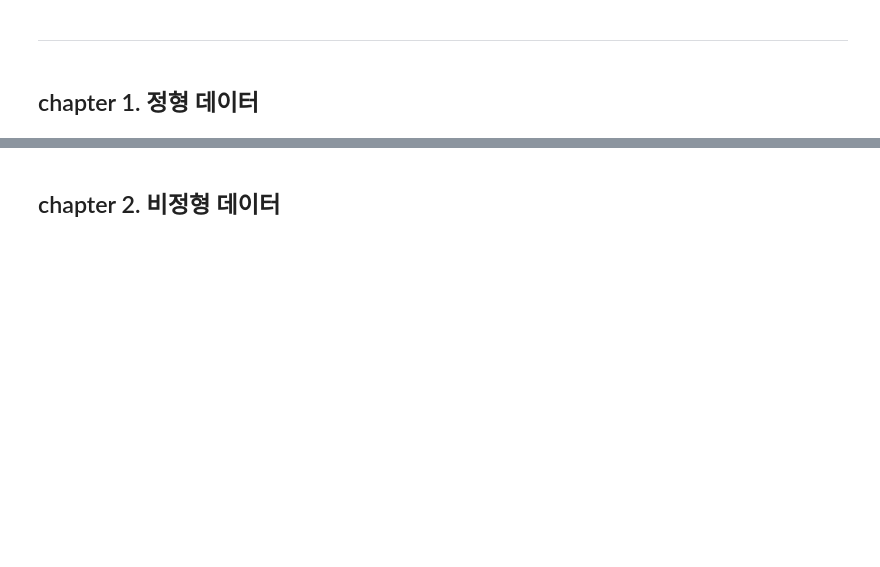
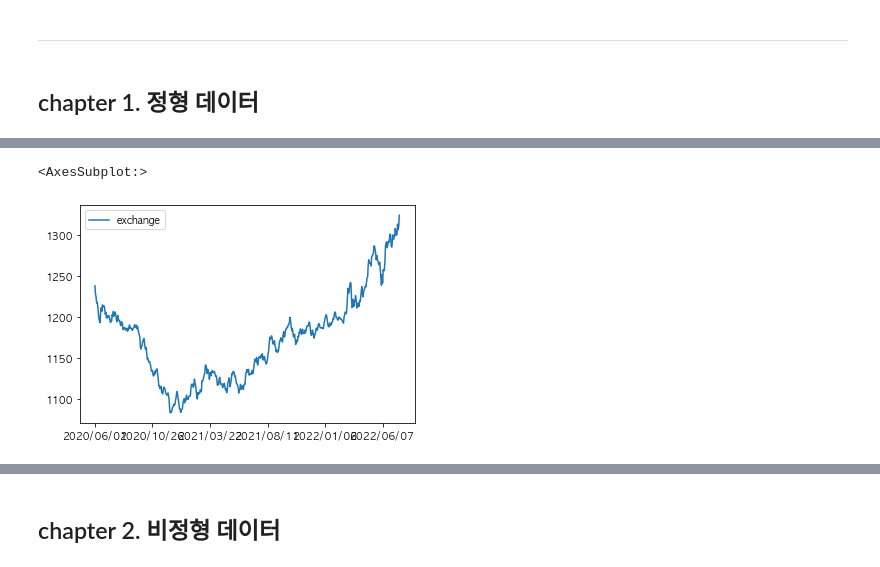
Before and after one commit to NewYorkKim/KRX_2022, a Jupyter notebook: master/제1회 KRX 금융 빅데이터 활용 아이디어 경진대회.ipynb, the cells around one changed output, grey strips where cells are left out. Drawn from its saved outputs; the diff is of its cells as text; code cells hidden in the pictures; blank space fills up the shorter version.

```diff
--- a/master/제1회 KRX 금융 빅데이터 활용 아이디어 경진대회.ipynb
+++ b/master/제1회 KRX 금융 빅데이터 활용 아이디어 경진대회.ipynb
@@ -39,0 +83,7 @@
+# %%
+df_ex = pd.read_csv('exchange.csv', thousands = ',').transpose().drop(labels = ['통계표', '계정항목', '단위', '변환']).astype(float)
+df_ex = df_ex.rename(columns={0:'exchange'})
+df_ex.plot() # 원래 환율 데이터
+# %% [output]
+<AxesSubplot:>
+[figure, added]
```
Also changed, not shown: parts of 14 cells of this notebook.
